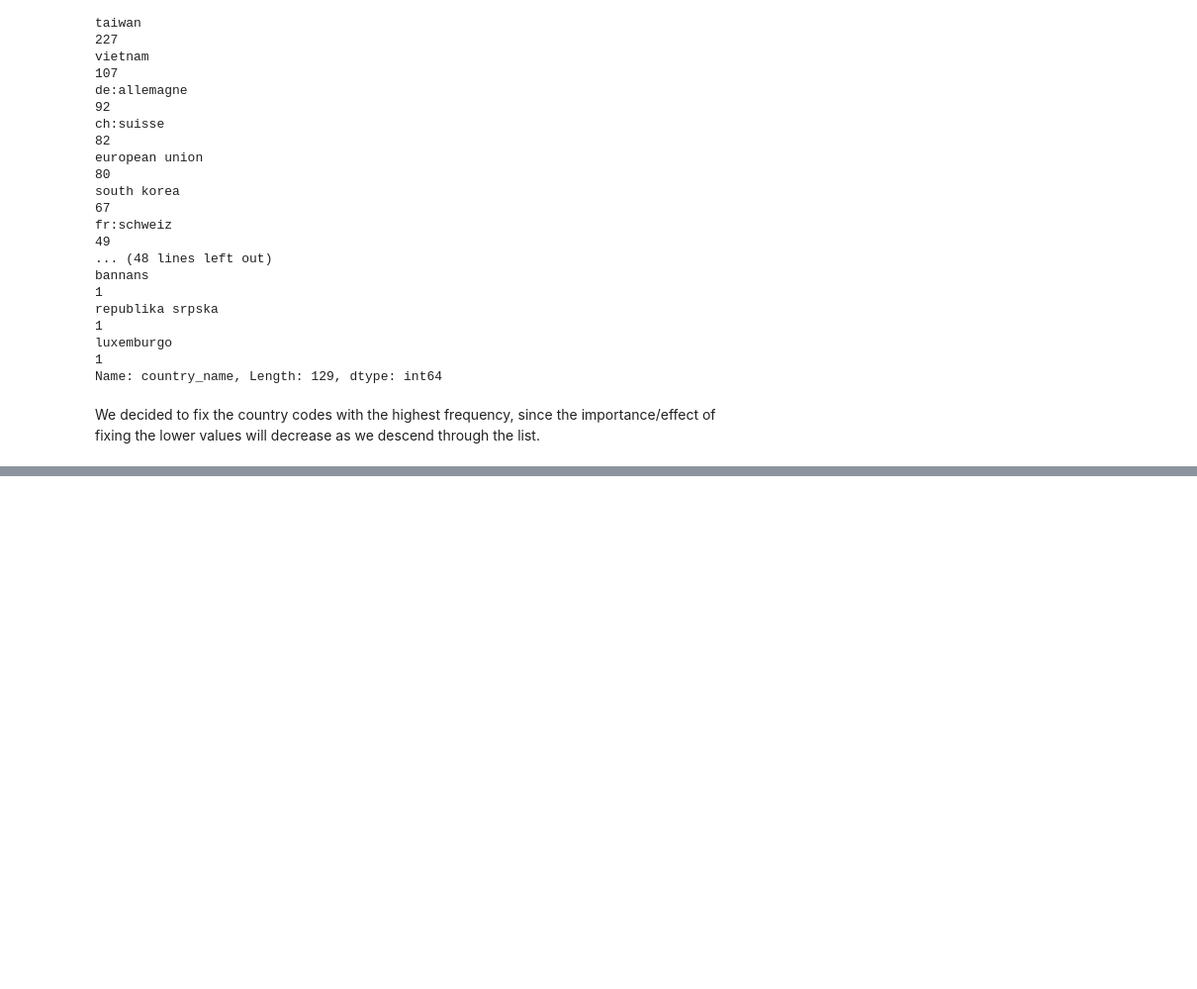
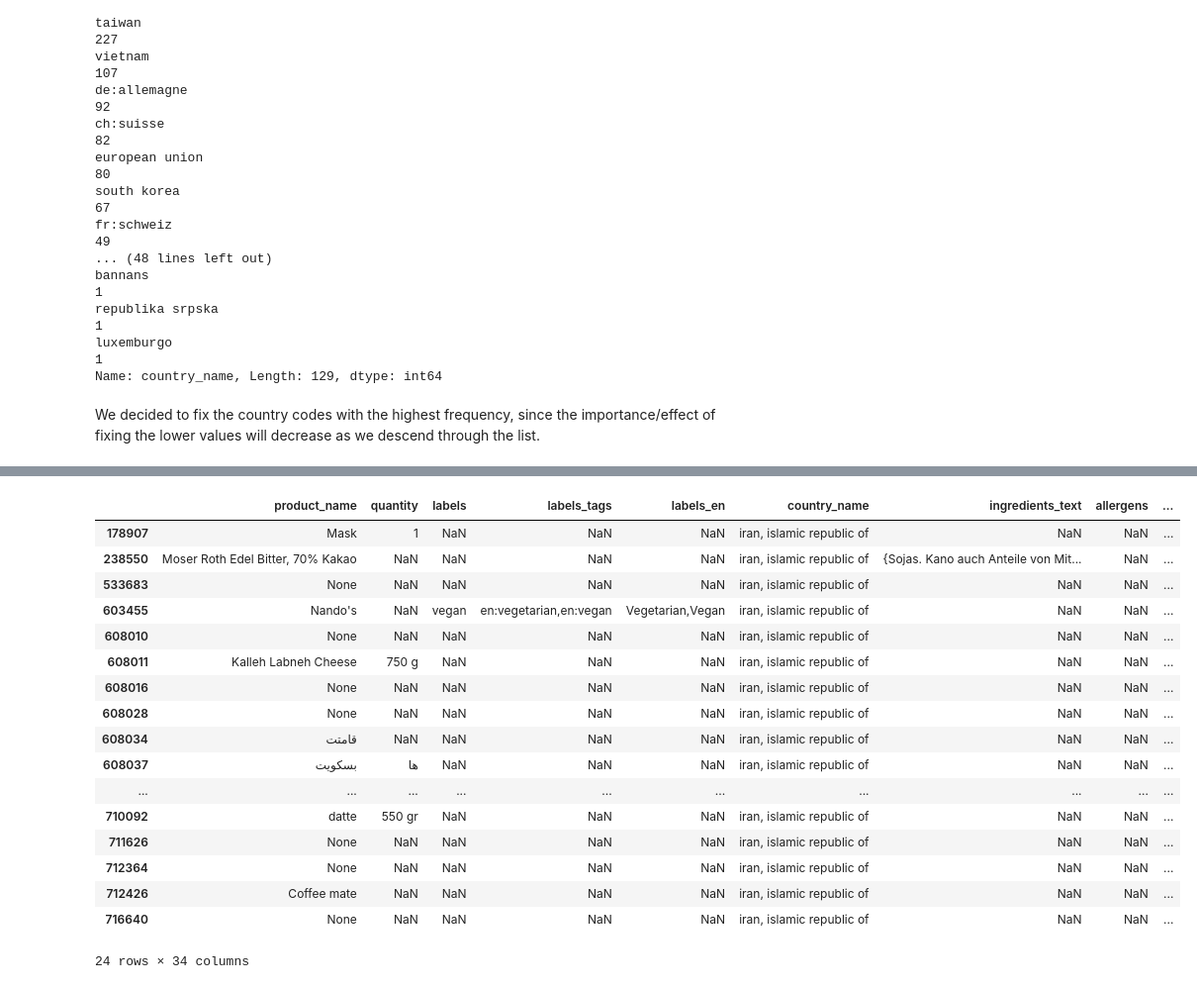
Before and after one commit to celine-y/open_food_facts, a Jupyter notebook: project.ipynb, the cells around one changed output, grey strips where cells are left out. Shown at 99% size. Saved outputs shown, nothing was run; the diff lists cells and outputs as text; code cells hidden in the pictures; blank space fills up the shorter version.

Commit message:
assigning country codes to some rows previously missing country code

```diff
--- a/project.ipynb
+++ b/project.ipynb
@@ -411,13 +411,18 @@ df_6['country_name'] = df_6.apply(
 )
 # %%
 df_6 = df_6.merge(country_df, how='left')
+
+def best_match(country_df, row):
+    if pd.isnull(row['country_code']):
+        countries = list(country_df['country_name'])
+        for country in countries:
+            if row['country_name'] in country:
+                return country
+
+    return row['country_name']
 
 df_6['country_name'] = df_6.apply(
     lambda x: best_match(country_df, x),
     axis = 1
 )
-
-df_6 = df_6.merge(country_df, how='left')
-
-notAssigned(df_6)
 # %% [output]
@@ -441,0 +446,27 @@ KeyboardInterrupt:
+# %%
+df_7 = df_6.drop(['country_code'], axis=1)
+
+df_ = df_6.merge(country_df, how='left')
+
+# notAssigned(df_6)
+
+df_6[df_6['country_name'] == 'iran, islamic republic of']
+# %% [output]
+|  | product_name | quantity | labels | labels_tags | labels_en | country_name | ingredients_text | allergens | ... |
+| 178907 | Mask | 1 | NaN | NaN | NaN | iran, islamic republic of | NaN | NaN | ... |
+| 238550 | Moser Roth Edel Bitter, 70% Kakao | NaN | NaN | NaN | NaN | iran, islamic republic of | {Sojas. Kano auch Anteile von Mit... | NaN | ... |
+| 533683 | None | NaN | NaN | NaN | NaN | iran, islamic republic of | NaN | NaN | ... |
+| 603455 | Nando's | NaN | vegan | en:vegetarian,en:vegan | Vegetarian,Vegan | iran, islamic republic of | NaN | NaN | ... |
+| 608010 | None | NaN | NaN | NaN | NaN | iran, islamic republic of | NaN | NaN | ... |
+| 608011 | Kalleh Labneh Cheese | 750 g | NaN | NaN | NaN | iran, islamic republic of | NaN | NaN | ... |
+| 608016 | None | NaN | NaN | NaN | NaN | iran, islamic republic of | NaN | NaN | ... |
+| 608028 | None | NaN | NaN | NaN | NaN | iran, islamic republic of | NaN | NaN | ... |
+| 608034 | قامتت | NaN | NaN | NaN | NaN | iran, islamic republic of | NaN | NaN | ... |
+| 608037 | بسکویت | ها | NaN | NaN | NaN | iran, islamic republic of | NaN | NaN | ... |
+| ... | ... | ... | ... | ... | ... | ... | ... | ... | ... |
+| 710092 | datte | 550 gr | NaN | NaN | NaN | iran, islamic republic of | NaN | NaN | ... |
+| 711626 | None | NaN | NaN | NaN | NaN | iran, islamic republic of | NaN | NaN | ... |
+| 712364 | None | NaN | NaN | NaN | NaN | iran, islamic republic of | NaN | NaN | ... |
+| 712426 | Coffee mate | NaN | NaN | NaN | NaN | iran, islamic republic of | NaN | NaN | ... |
+| 716640 | None | NaN | NaN | NaN | NaN | iran, islamic republic of | NaN | NaN | ... |
+24 rows × 34 columns
```
Also changed, not shown: parts of 1 cell of this notebook.
